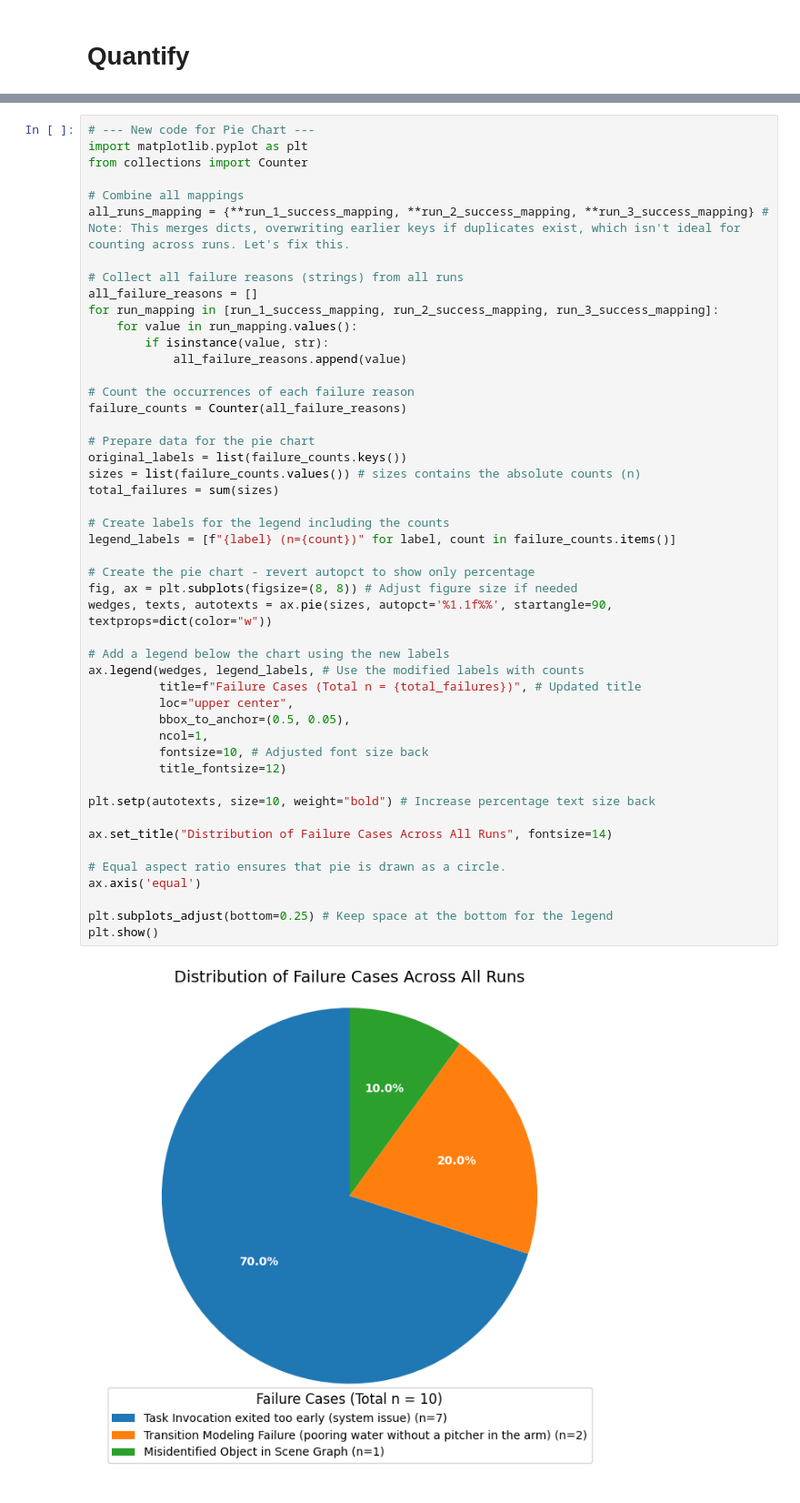
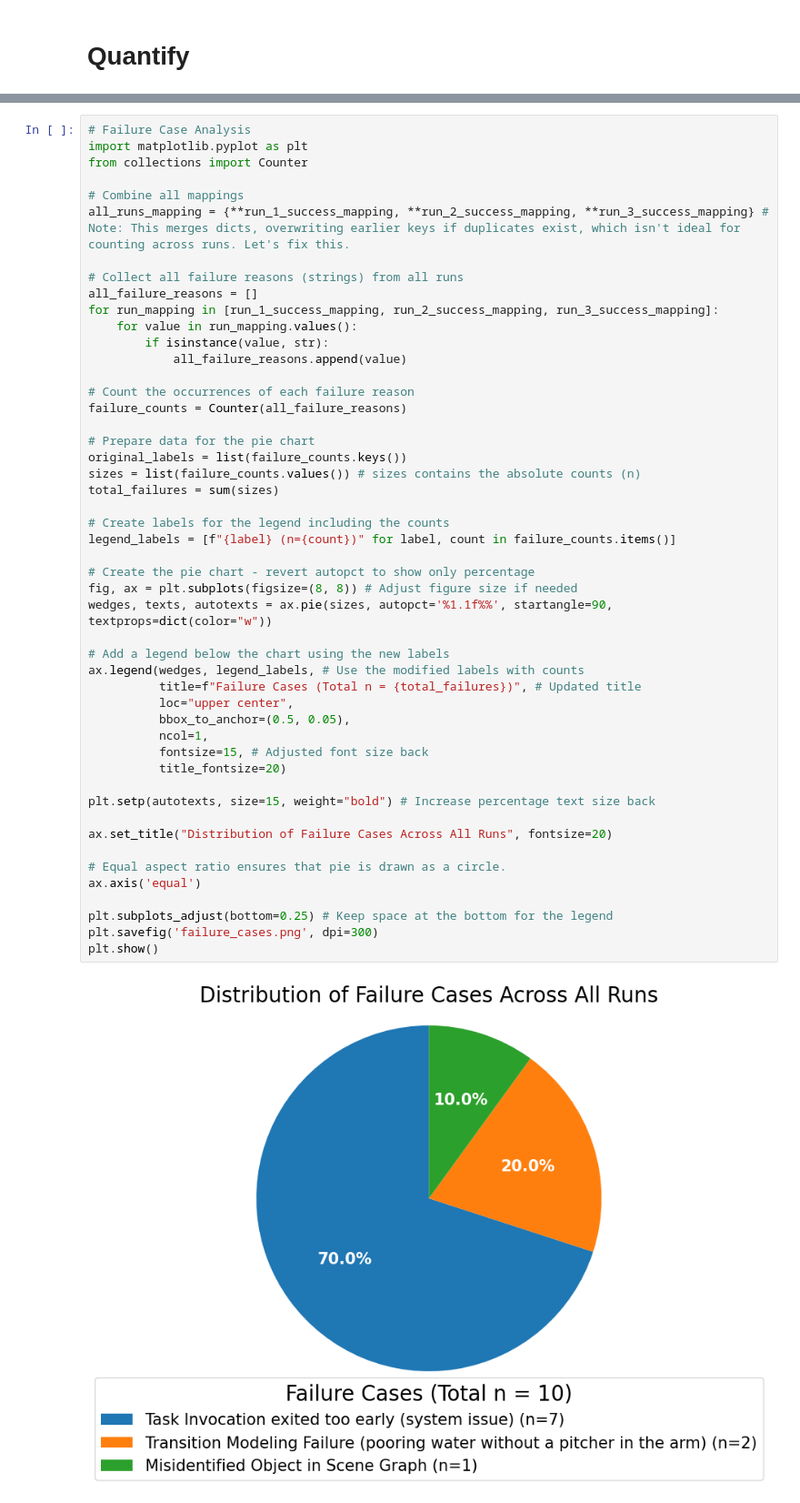
Before and after one commit to H-Zeno/L-SARP, a Jupyter notebook: analysis/analyse_responses.ipynb, the cells around one changed output, grey strips where cells are left out. Shown at 91% size. Saved outputs shown, nothing was run; the diff lists cells and outputs as text.

Commit message:
clean up of evaluation analysis notebook

```diff
--- a/analysis/analyse_responses.ipynb
+++ b/analysis/analyse_responses.ipynb
@@ -325,5 +312,5 @@ Success Counts per Goal: [3 3 3 3 3 2 3 0 1 1 1]
 # %%
-# --- New code for Pie Chart ---
+# Failure Case Analysis
 import matplotlib.pyplot as plt
 from collections import Counter
 
@@ -340,35 +327,36 @@ for run_mapping in [run_1_success_mapping, run_2_success_mapping, run_3_success_
 # Count the occurrences of each failure reason
 failure_counts = Counter(all_failure_reasons)
 
 # Prepare data for the pie chart
 original_labels = list(failure_counts.keys())
 sizes = list(failure_counts.values()) # sizes contains the absolute counts (n)
 total_failures = sum(sizes)
 
 # Create labels for the legend including the counts
 legend_labels = [f"{label} (n={count})" for label, count in failure_counts.items()]
 
 # Create the pie chart - revert autopct to show only percentage
 fig, ax = plt.subplots(figsize=(8, 8)) # Adjust figure size if needed
 wedges, texts, autotexts = ax.pie(sizes, autopct='%1.1f%%', startangle=90, textprops=dict(color="w"))
 
 # Add a legend below the chart using the new labels
 ax.legend(wedges, legend_labels, # Use the modified labels with counts
           title=f"Failure Cases (Total n = {total_failures})", # Updated title
           loc="upper center",
           bbox_to_anchor=(0.5, 0.05),
           ncol=1,
-          fontsize=10, # Adjusted font size back
-          title_fontsize=12)
+          fontsize=15, # Adjusted font size back
+          title_fontsize=20)
 
-plt.setp(autotexts, size=10, weight="bold") # Increase percentage text size back
+plt.setp(autotexts, size=15, weight="bold") # Increase percentage text size back
 
-ax.set_title("Distribution of Failure Cases Across All Runs", fontsize=14)
+ax.set_title("Distribution of Failure Cases Across All Runs", fontsize=20)
 
 # Equal aspect ratio ensures that pie is drawn as a circle.
 ax.axis('equal')
 
 plt.subplots_adjust(bottom=0.25) # Keep space at the bottom for the legend
+plt.savefig('failure_cases.png', dpi=300)
 plt.show()
 # %% [output]
-[figure, old version]
+[figure, new version]
```
Also changed, not shown: parts of 7 cells of this notebook, 6 other files.
